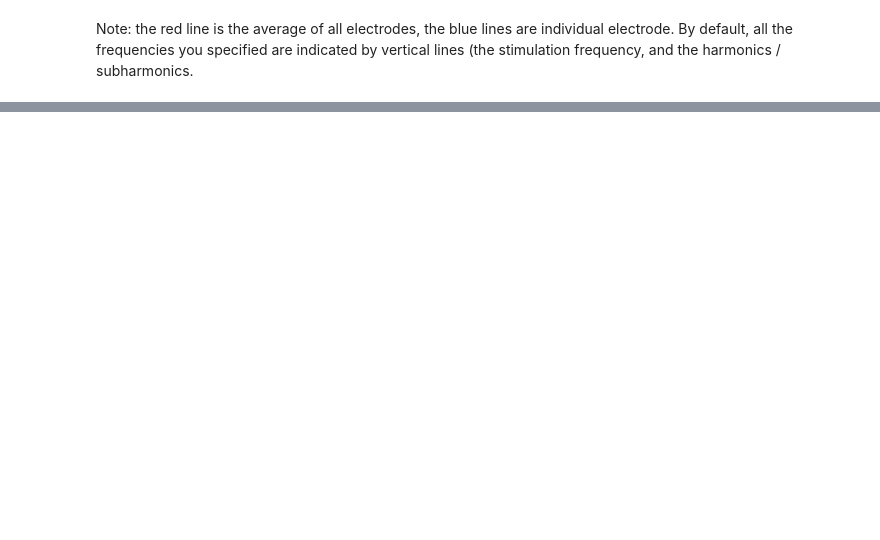
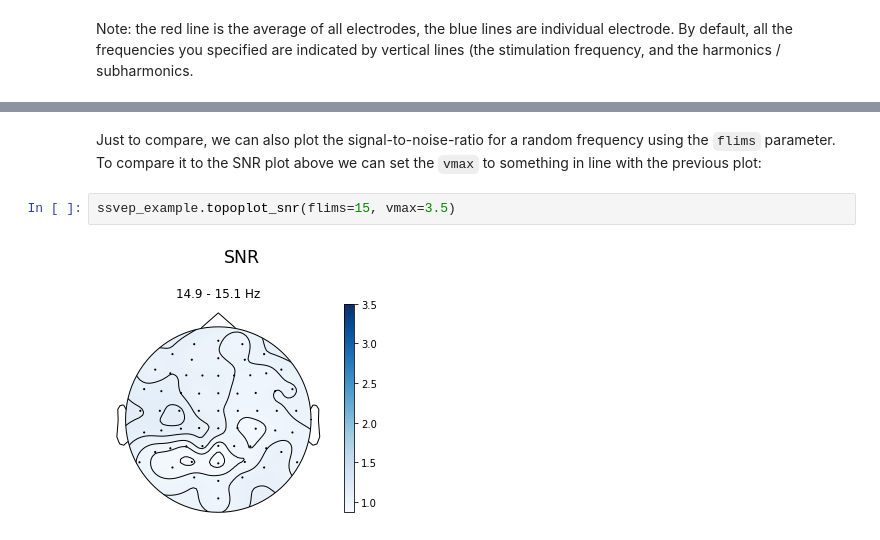
Before and after one commit to janfreyberg/ssvepy, a Jupyter notebook: example.ipynb, the cells around one changed output, grey strips where cells are left out. Cells and saved outputs as stored; diff of their text form; blank space fills up the shorter version.

```diff
--- a/example.ipynb
+++ b/example.ipynb
@@ -87,0 +103,6 @@ Note: the red line is the average of all electrodes, the blue lines are individu
+# %% [markdown]
+Just to compare, we can also plot the signal-to-noise-ratio for a random frequency using the `flims` parameter. To compare it to the SNR plot above we can set the `vmax` to something in line with the previous plot:
+# %%
+ssvep_example.topoplot_snr(flims=15, vmax=3.5)
+# %% [output]
+[figure, added]
```
Also changed, not shown: parts of 13 cells of this notebook, 1 other file.
